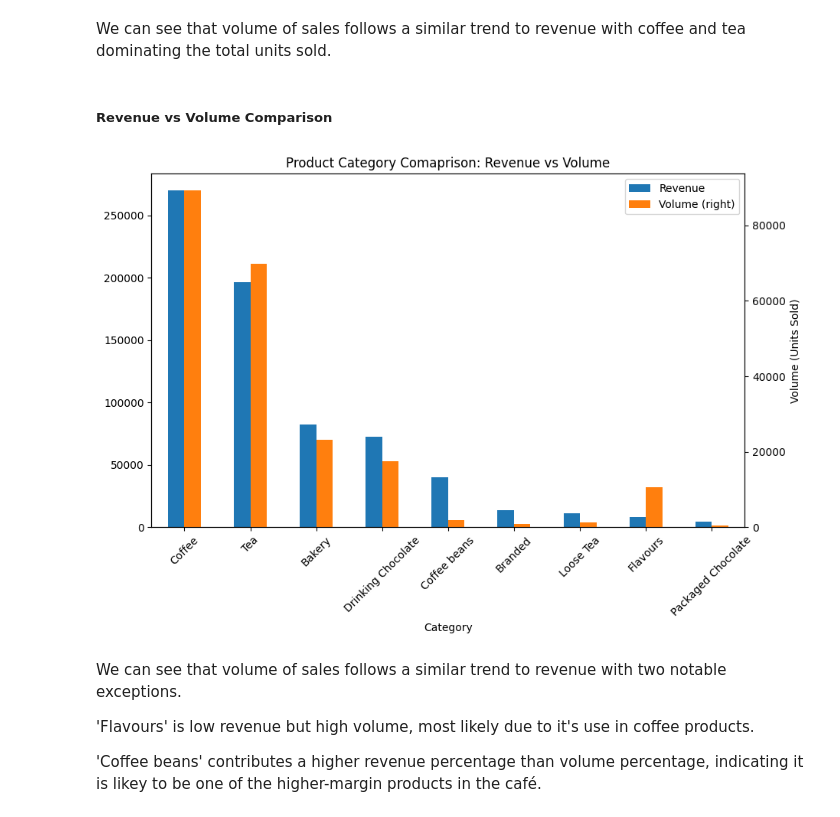
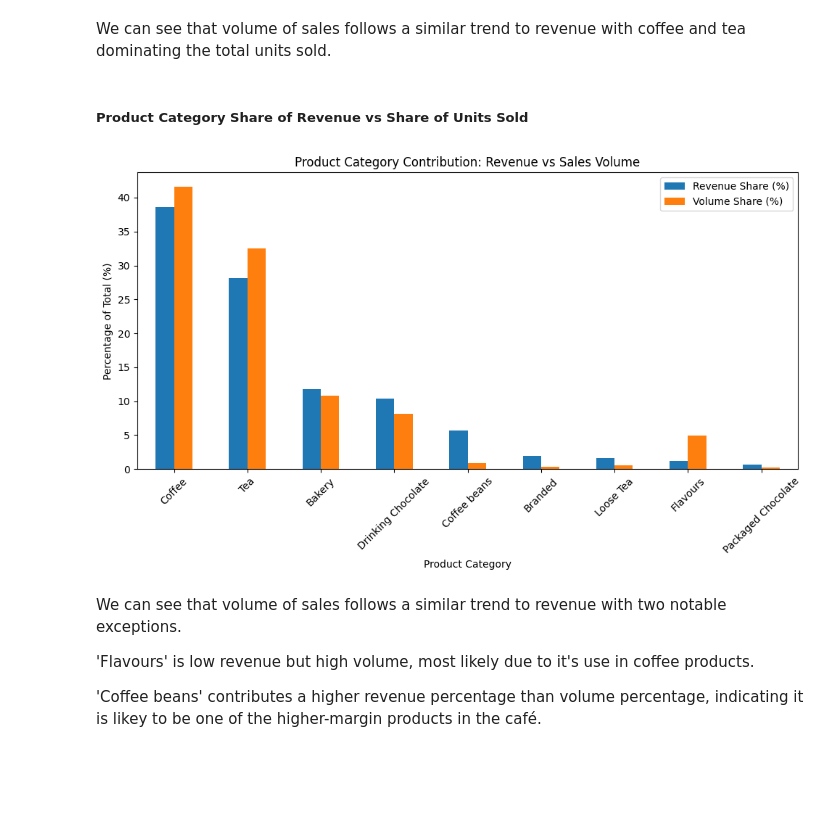
Before and after one commit to davidsaridakis/coffee-shop-analytics, a Jupyter notebook: notebooks/exploratory_analysis.ipynb, the cells around one changed output. Cells and saved outputs as stored; diff of their text form; code cells hidden in the pictures; blank space fills up the shorter version.

Commit message:
feat: Compare revenue share and volume share for product categories

```diff
--- a/notebooks/exploratory_analysis.ipynb
+++ b/notebooks/exploratory_analysis.ipynb
@@ -299,29 +299,51 @@ plt.show()
 # %% [markdown]
 We can see that volume of sales follows a similar trend to revenue with coffee and tea dominating the total units sold.
 # %% [markdown]
-##### Revenue vs Volume Comparison
+##### Product Category Share of Revenue vs Share of Units Sold
-# %%
-# Combine revenue_by_category(a DataFrame) and
-# volume_by_category(a Series) into a single df to plot.
-combined_df = revenue_by_category.merge(
-    volume_by_category.to_frame(name='Volume'),
-    left_index=True,
-    right_index=True
-)
-# Add second y-axis label
-ax = combined_df.plot.bar(secondary_y='Volume',
-                          rot=45,
-                          figsize=(10,6))
-
-ax.set_label('Revenue (€)')
-ax.right_ax.set_ylabel('Volume (Units Sold)')
-
-plt.title('Product Category Comaprison: Revenue vs Volume')
-plt.xlabel('Category')
-
-plt.show()
-# %% [output]
-[figure, removed]
+# %%
+# Which product categories contribute disproportionately to revenue relative to how much they sell?
+
+# Calculate percentage contribution of revenue
+revenue_pct = (
+    revenue_by_category['Revenue']
+    / revenue_by_category['Revenue'].sum()
+    * 100
+)
+
+# Calculate percentage contribution of units sold
+volume_pct = (
+    volume_by_category
+    / volume_by_category.sum()
+    * 100
+)
+
+# Combine into a single DataFrame
+comparison_df = pd.DataFrame({
+    'Revenue Share (%)': revenue_pct,
+    'Volume Share (%)': volume_pct
+})
+
+# Sort by revenue share
+comparison_df = comparison_df.sort_values(
+    by='Revenue Share (%)',
+    ascending=False
+)
+
+# Plot
+comparison_df.plot(
+    kind='bar',
+    figsize=(10,6)
+)
+
+plt.title('Product Category Contribution: Revenue vs Sales Volume')
+plt.xlabel('Product Category')
+plt.ylabel('Percentage of Total (%)')
+plt.xticks(rotation=45)
+plt.legend()
+plt.tight_layout()
+plt.show()
+# %% [output]
+[figure, added]
 # %% [markdown]
 We can see that volume of sales follows a similar trend to revenue with two notable exceptions.
 
```
